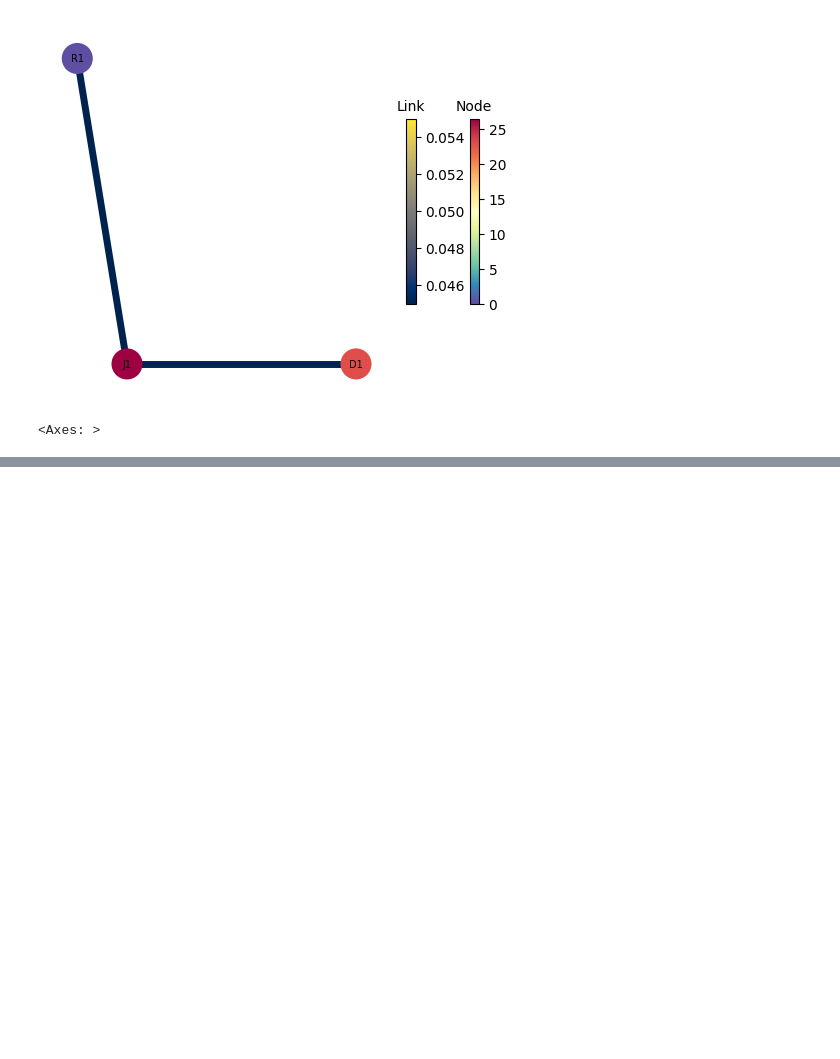
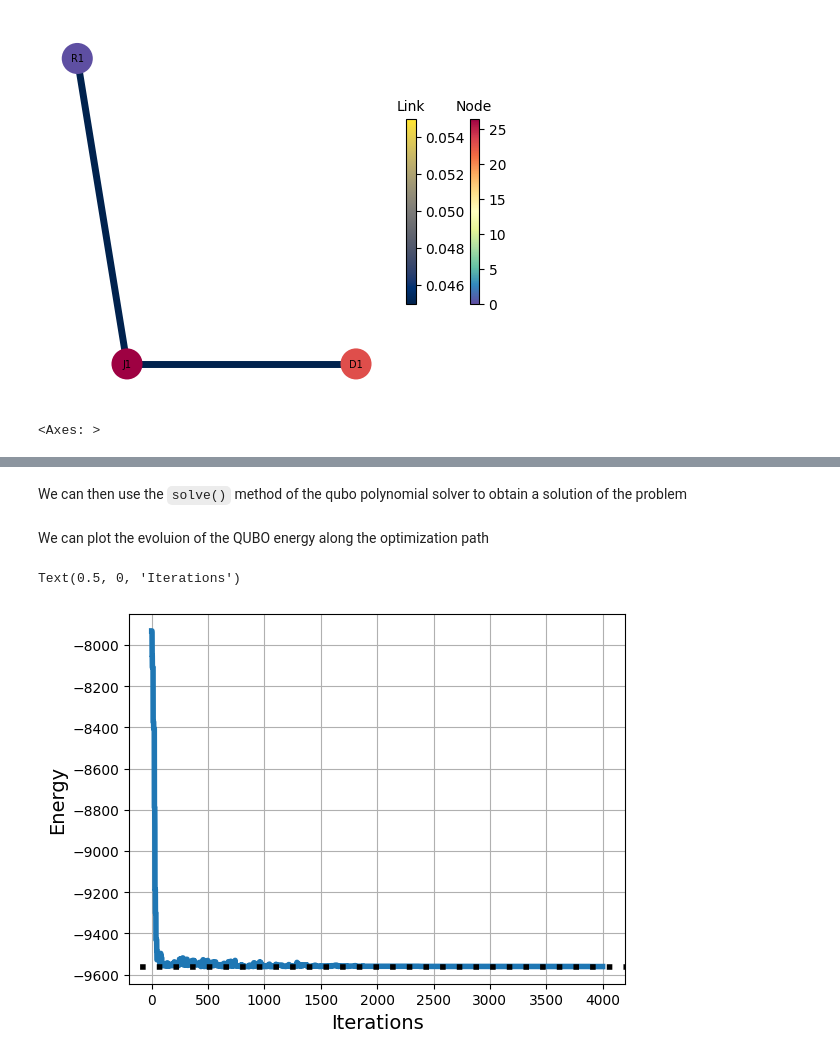
Before and after one commit to QuantumApplicationLab/wntr-quantum, a Jupyter notebook: docs/notebooks/qubo_poly_solver.ipynb, the cells around one changed output, grey strips where cells are left out. Cells and saved outputs as stored; diff of their text form; code cells hidden in the pictures; blank space fills up the shorter version.

```diff
--- a/docs/notebooks/qubo_poly_solver.ipynb
+++ b/docs/notebooks/qubo_poly_solver.ipynb
@@ -264,0 +124,2 @@ dnx.draw_pegasus_embedding(target_graph, embedding, node_size=10, width=0.25)
+# %%
+ref_sol, encoded_ref_sol, bin_rep_sol, eref, cvgd = net.classical_solution()
@@ -264,0 +138,4 @@ dnx.draw_pegasus_embedding(target_graph, embedding, node_size=10, width=0.25)
+# %%
+from wntr_quantum.sampler.simulated_annealing import modify_solution_sample
+x = modify_solution_sample(net, bin_rep_sol, modify=['flows', 'heads'])
+x0 = list(x.values())
@@ -264,0 +148,24 @@ dnx.draw_pegasus_embedding(target_graph, embedding, node_size=10, width=0.25)
+# %%
+num_temp = 2000
+Tinit = 1E1
+Tfinal = 1E-1
+Tschedule = np.linspace(Tinit, Tfinal, num_temp)
+Tschedule = np.append(Tschedule, Tfinal*np.ones(1000))
+Tschedule = np.append(Tschedule, np.zeros(1000))
+# %% [markdown]
+We can then use the `solve()` method of the qubo polynomial solver to obtain a solution of the problem
+# %%
+net.step_func.optimize_values = np.arange(2,6)
+_, _, sol, res = net.solve(init_sample=x0, Tschedule=Tschedule, save_traj=True, verbose=False)
+# %% [markdown]
+We can plot the evoluion of the QUBO energy along the optimization path
+# %%
+import matplotlib.pyplot as plt
+plt.plot(res.energies[:], lw=4, label="QUBO Energy")
+plt.axline((0, eref[0]), slope=0, color="black", lw=4, linestyle=(4, (1, 2)))
+plt.grid(which='both')
+plt.ylabel('Energy', fontsize=14)
+plt.xlabel('Iterations', fontsize=14)
+# %% [output]
+Text(0.5, 0, 'Iterations')
+[figure, added]
```
Also changed, not shown: parts of 46 cells of this notebook, 35 other files.
